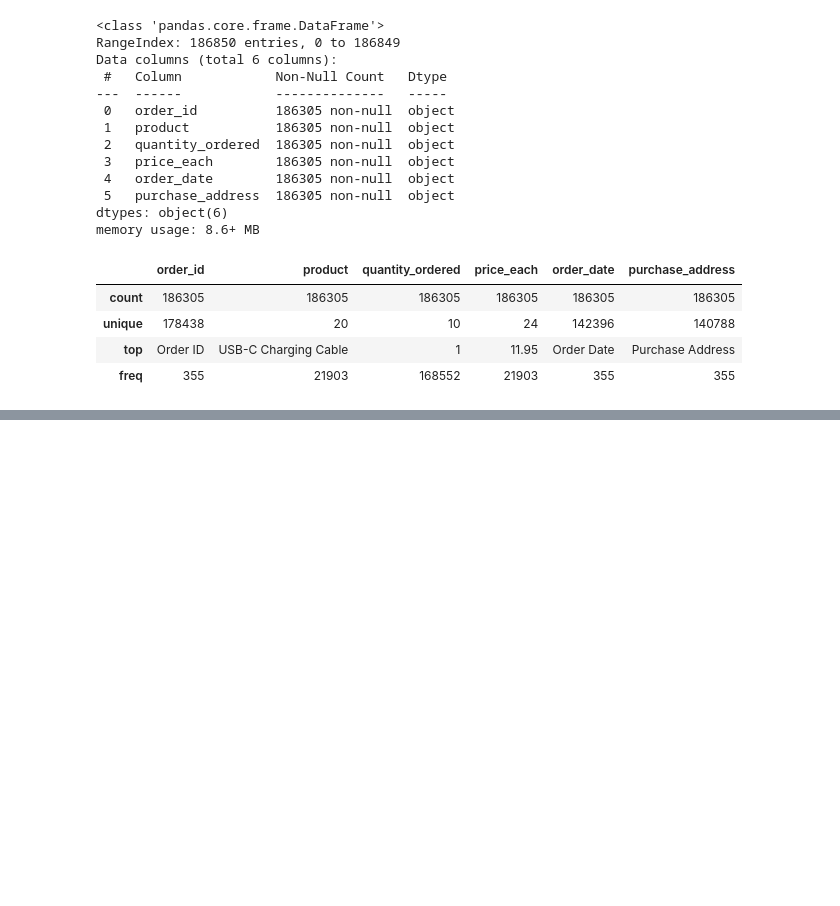
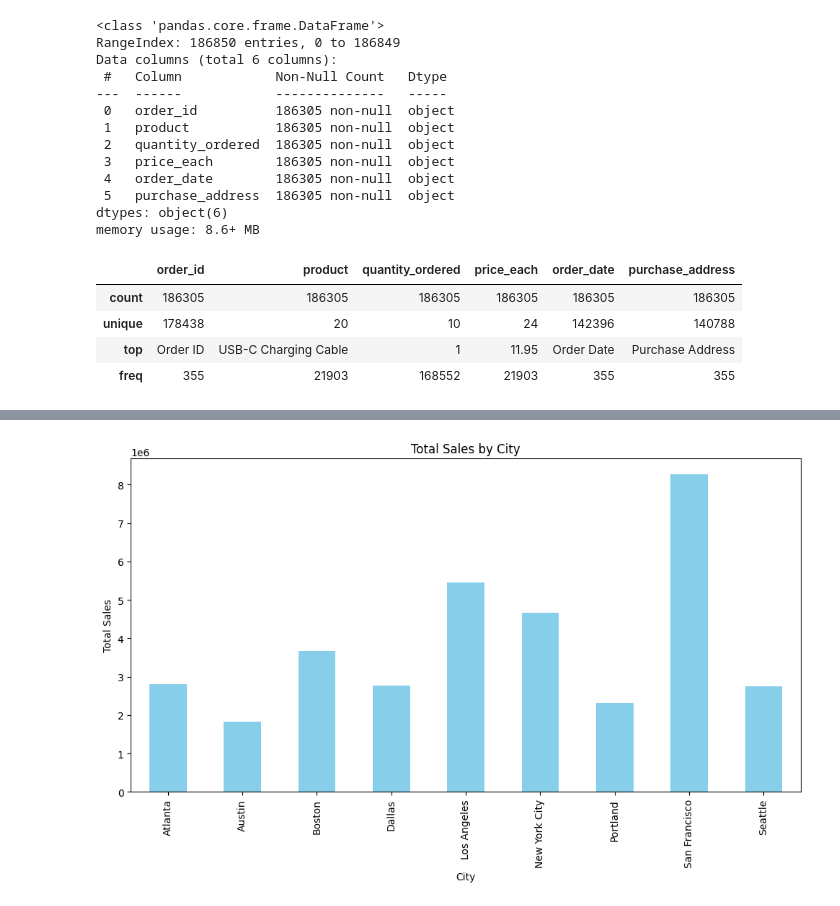
Before and after one commit to HenryHai0407/data_analysis_pandas, a Jupyter notebook: project1.ipynb, the cells around one changed output, grey strips where cells are left out. Drawn from its saved outputs; the diff is of its cells as text; code cells hidden in the pictures; blank space fills up the shorter version.

```diff
--- a/project1.ipynb
+++ b/project1.ipynb
@@ -99,0 +492,6 @@ duplicates
+# %%
+df['city'] = df['purchase_address'].apply(get_city_from_address)
+# %%
+# Using lambda
+df['city1'] = df['purchase_address'].apply(lambda x: x.split(',')[1].strip())
+df
@@ -99,0 +513,3 @@ duplicates
+# %%
+# drop city1
+df = df.drop(['city1'],axis=1)
@@ -99,0 +533,3 @@ duplicates
+# %%
+city_sales = df.groupby('city')['total'].sum()
+city_sales
@@ -99,0 +548,11 @@ duplicates
+# %%
+# Plot bar chart
+city_sales.plot(kind='bar', figsize=(12,6), color='skyblue')
+plt.title('Total Sales by City')
+plt.xlabel('City')
+plt.ylabel('Total Sales')
+# plt.xticks(rotation=45)
+# plt.grid(axis='y', linestyle='--', alpha=0.7)
+plt.show()
+# %% [output]
+[figure, added]
```
Also changed, not shown: parts of 47 cells of this notebook, 1 other file.
